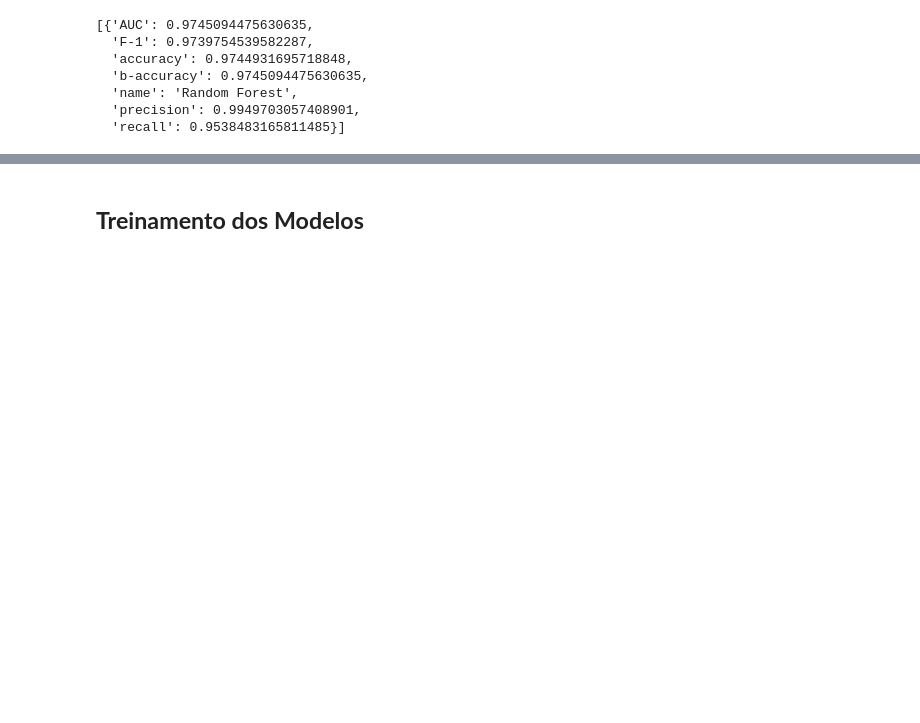
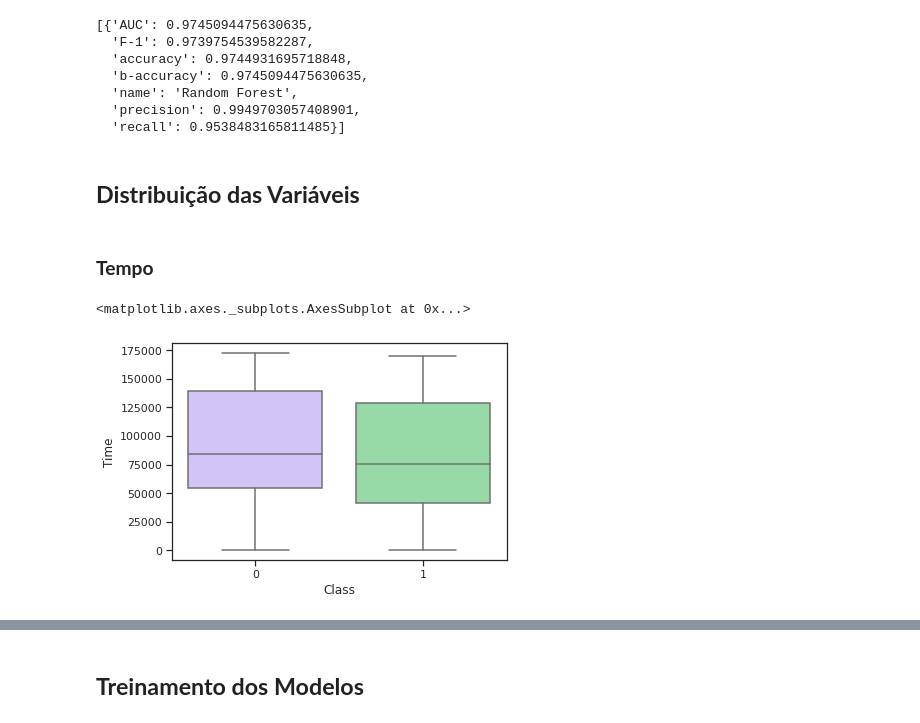
Before and after one commit to carlospc22/Projects, a Jupyter notebook: Credit/Final.ipynb, the cells around one changed output, grey strips where cells are left out. Cells and saved outputs as stored; diff of their text form; code cells hidden in the pictures; blank space fills up the shorter version.

```diff
--- a/Credit/Final.ipynb
+++ b/Credit/Final.ipynb
@@ -724,3 +724,16 @@ result
   'name': 'Random Forest',
   'precision': 0.9949703057408901,
   'recall': 0.9538483165811485}]
+# %% [markdown]
+## **Distribuição das Variáveis**
+# %% [markdown]
+### **Tempo**
+# %%
+sns.set_theme(style="ticks", palette="pastel")
+
+
+# Draw a nested boxplot to show bills by day and time
+sns.boxplot(x="Class", y="Time", palette=["m", "g"],data=df)
+# %% [output]
+<matplotlib.axes._subplots.AxesSubplot at 0x...>
+[figure, added]
```
Also changed, not shown: parts of 93 cells of this notebook.
